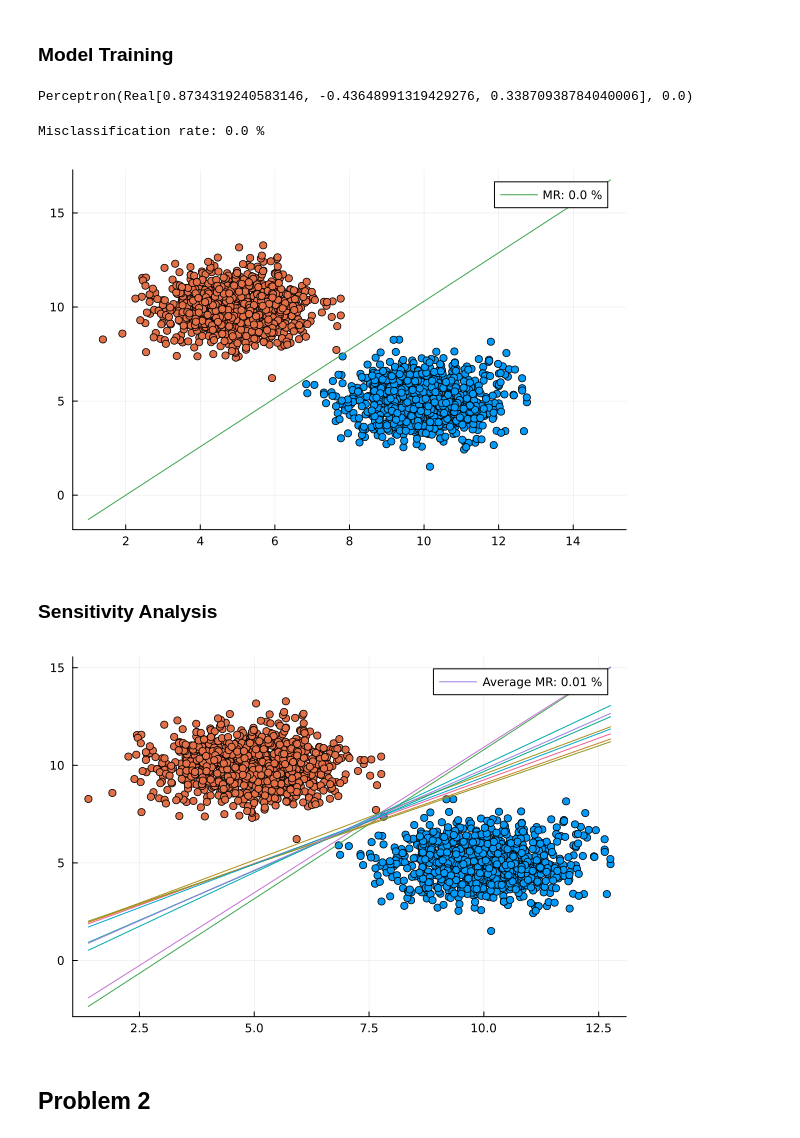
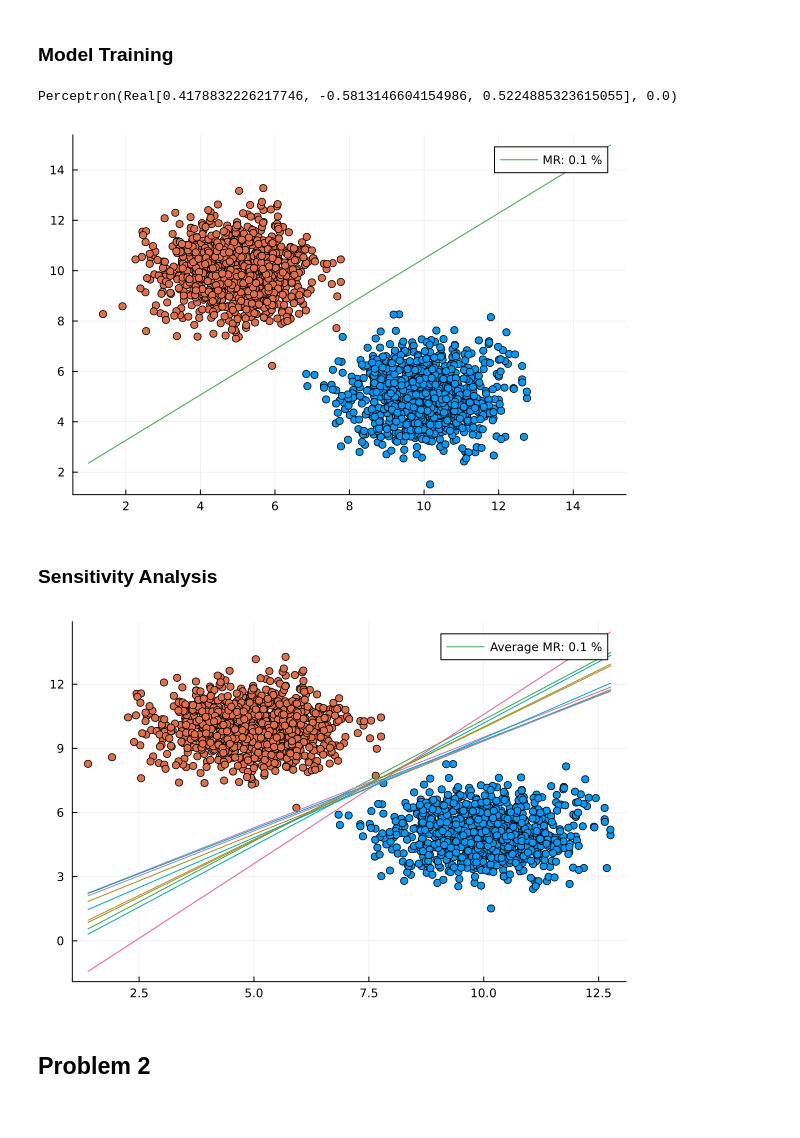
Before and after one commit to 0x42697262/CMSC176DeepLearning, a Jupyter notebook: MP1_exercise-jean.ipynb, the cells around one changed output. Cells and saved outputs as stored; diff of their text form; code cells hidden in the pictures.

```diff
--- a/MP1_exercise-jean.ipynb
+++ b/MP1_exercise-jean.ipynb
@@ -160,36 +161,31 @@ dataset
 # %%
 X = dataset[:,1:2]
 y = dataset[:,end]
-perceptron_model =  perceptron_learning_rule(X, y, 19)
+perceptron_model =  perceptron_learning_rule(X, y, 10)
 # %% [output]
-Perceptron(Real[0.8734319240583146, -0.43648991319429276, 0.33870938784040006], 0.0)
+Perceptron(Real[0.4178832226217746, -0.5813146604154986, 0.5224885323615055], 0.0)
-# %%
-y_preds = [predict(perceptron_model, X[i,:]) for i = 1:size(X)[1]]
-misclassification = misclassification_rate(y, y_preds) * 100
-misclassification = round(misclassification, digits=2)
-println("Misclassification rate: $misclassification %")
-# %% [output]
-Misclassification rate: 0.0 %
 # %%
+dec_bound, misclassification = dec_boundary(perceptron_model)
 scatter(X[:,1], X[:,2], group=y, label = "")
-plot!(1:0.1:15, dec_boundary(perceptron_model), label="MR: $misclassification %", legend=:topright)
+plot!(1:0.1:15, dec_bound, label="MR: $misclassification %", legend=:topright)
 # %% [output]
-[figure, old version]
+[figure, new version]
 # %% [markdown]
 ### Sensitivity Analysis
 # %%
-dec_boundaries, average_misclassification =sensitivity_analysis(X, y, 10)
+dec_boundaries, average_misclassification = sensitivity_analysis(X, y, 10)
 scatter(X[:, 1], X[:, 2], group=y, label = "")
 
 plot!(dec_boundaries[1], label="Average MR: $average_misclassification %", legend=:topright)
 
+plot!()  # Create an empty plot
 for bound in dec_boundaries[2:10]
     plot!(bound, label="")
 end
 
 display(plot!())
 # %% [output]
-[figure, old version]
+[figure, new version]
 # %% [markdown]
 ## Problem 2
 # %% [markdown]
```
Also changed, not shown: parts of 1 cell of this notebook.
